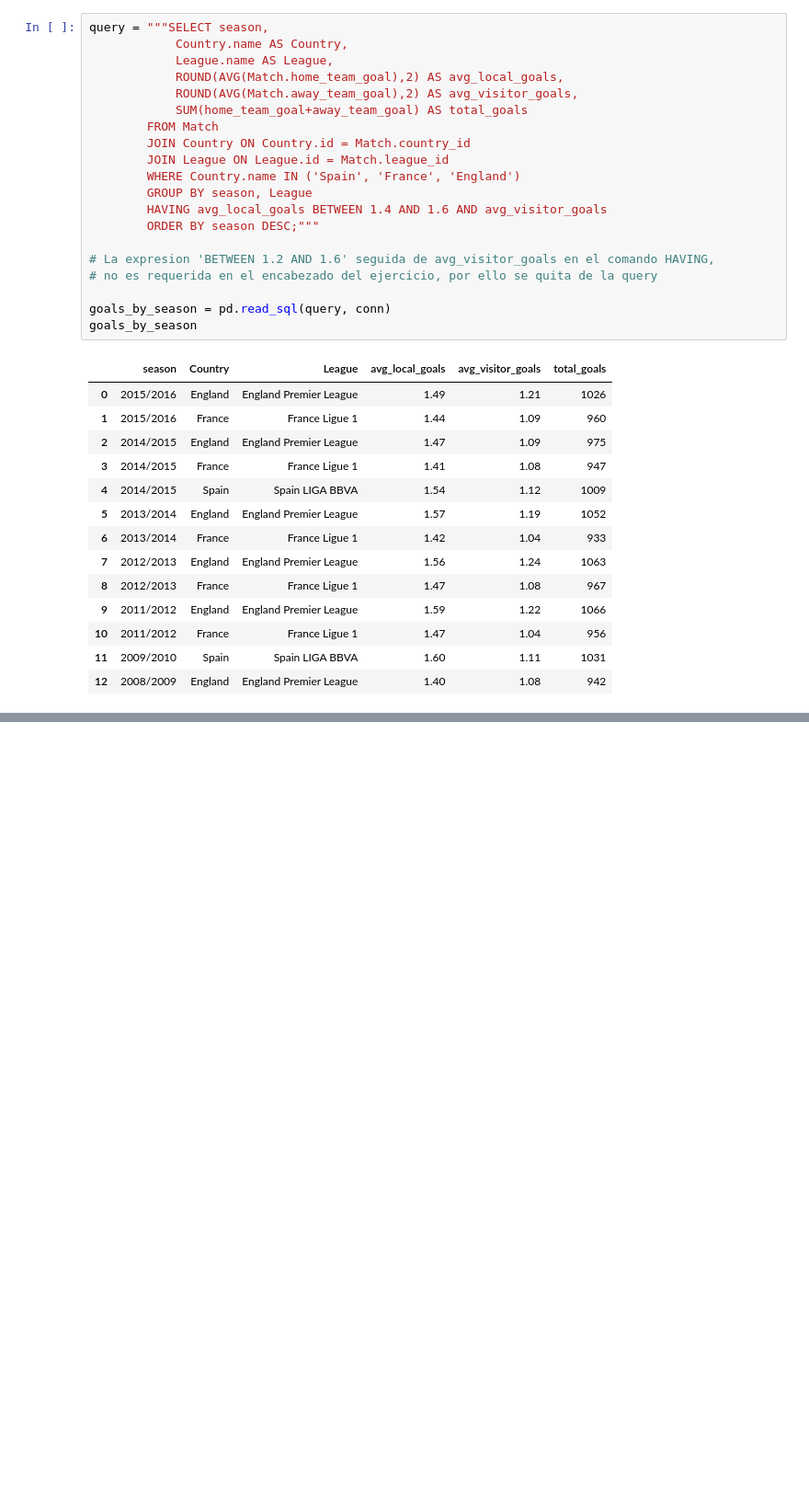
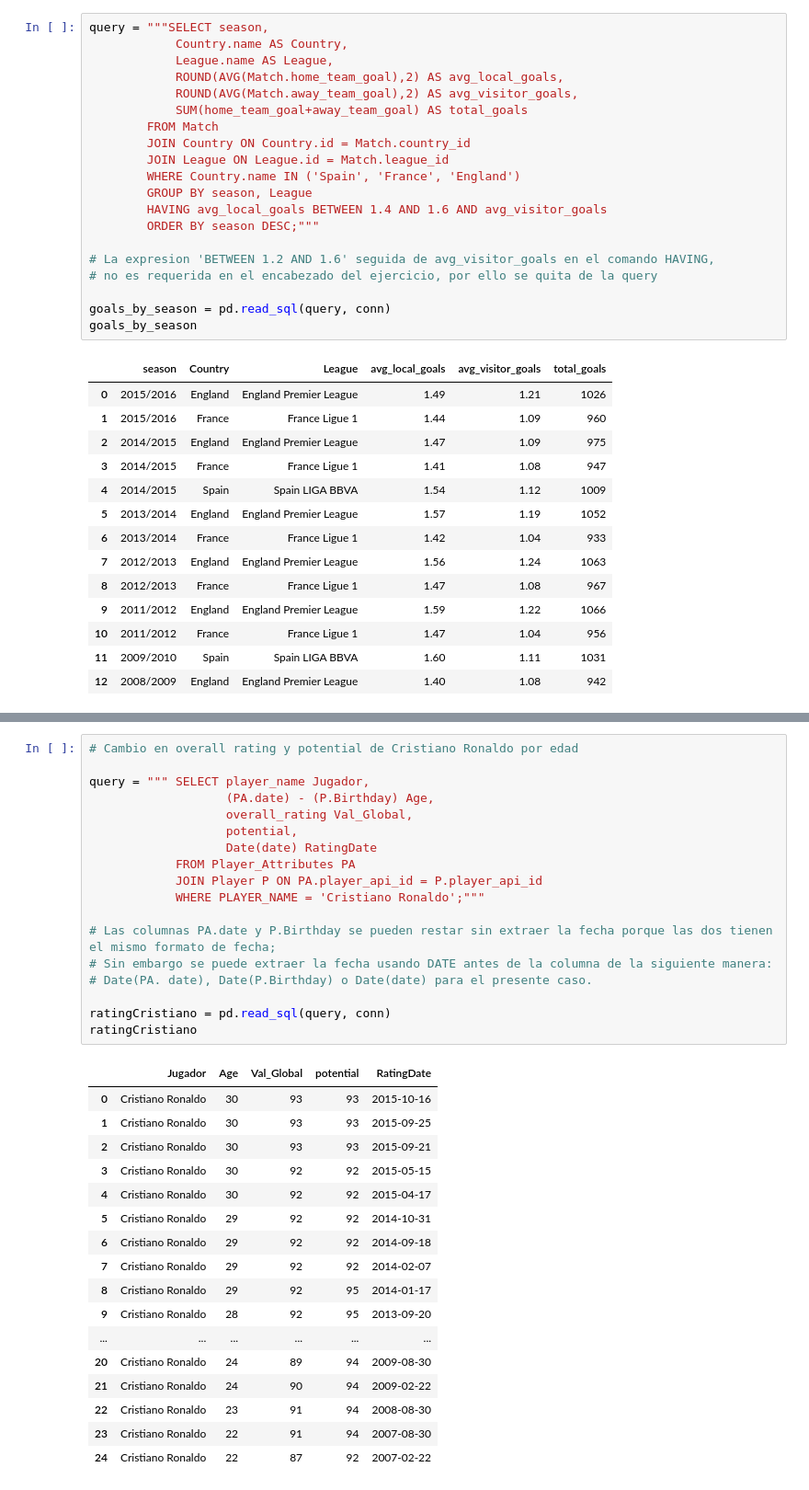
Before and after one commit to Dagnne/TalentoTechDag, a Jupyter notebook: Taller_SQL.ipynb, the cells around one changed output, grey strips where cells are left out. Shown: that part at 92% size. Saved outputs shown, nothing was run; the diff lists cells and outputs as text; blank space fills up the shorter version.

```diff
--- a/Taller_SQL.ipynb
+++ b/Taller_SQL.ipynb
@@ -1446,0 +1607,36 @@ goals_by_season
+# %%
+# Cambio en overall rating y potential de Cristiano Ronaldo por edad
+
+query = """ SELECT player_name Jugador,
+                   (PA.date) - (P.Birthday) Age,
+                   overall_rating Val_Global,
+                   potential,
+                   Date(date) RatingDate
+            FROM Player_Attributes PA
+            JOIN Player P ON PA.player_api_id = P.player_api_id
+            WHERE PLAYER_NAME = 'Cristiano Ronaldo';"""
+
+# Las columnas PA.date y P.Birthday se pueden restar sin extraer la fecha porque las dos tienen el mismo formato de fecha;
+# Sin embargo se puede extraer la fecha usando DATE antes de la columna de la siguiente manera:
+# Date(PA. date), Date(P.Birthday) o Date(date) para el presente caso.
+
+ratingCristiano = pd.read_sql(query, conn)
+ratingCristiano
+# %% [output]
+|  | Jugador | Age | Val_Global | potential | RatingDate |
+| 0 | Cristiano Ronaldo | 30 | 93 | 93 | 2015-10-16 |
+| 1 | Cristiano Ronaldo | 30 | 93 | 93 | 2015-09-25 |
+| 2 | Cristiano Ronaldo | 30 | 93 | 93 | 2015-09-21 |
+| 3 | Cristiano Ronaldo | 30 | 92 | 92 | 2015-05-15 |
+| 4 | Cristiano Ronaldo | 30 | 92 | 92 | 2015-04-17 |
+| 5 | Cristiano Ronaldo | 29 | 92 | 92 | 2014-10-31 |
+| 6 | Cristiano Ronaldo | 29 | 92 | 92 | 2014-09-18 |
+| 7 | Cristiano Ronaldo | 29 | 92 | 92 | 2014-02-07 |
+| 8 | Cristiano Ronaldo | 29 | 92 | 95 | 2014-01-17 |
+| 9 | Cristiano Ronaldo | 28 | 92 | 95 | 2013-09-20 |
+| ... | ... | ... | ... | ... | ... |
+| 20 | Cristiano Ronaldo | 24 | 89 | 94 | 2009-08-30 |
+| 21 | Cristiano Ronaldo | 24 | 90 | 94 | 2009-02-22 |
+| 22 | Cristiano Ronaldo | 23 | 91 | 94 | 2008-08-30 |
+| 23 | Cristiano Ronaldo | 22 | 91 | 94 | 2007-08-30 |
+| 24 | Cristiano Ronaldo | 22 | 87 | 92 | 2007-02-22 |
```
Also changed, not shown: parts of 17 cells of this notebook.
